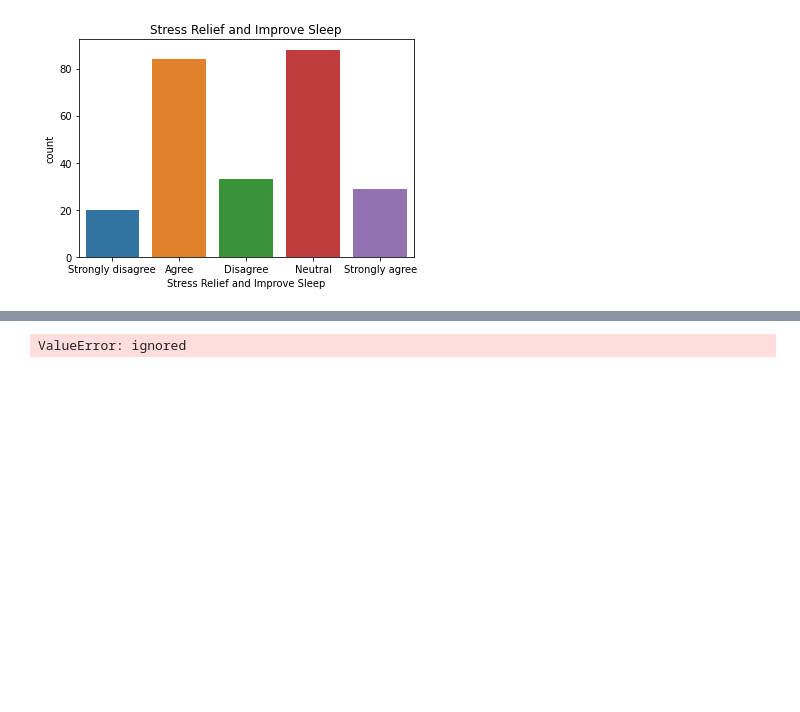
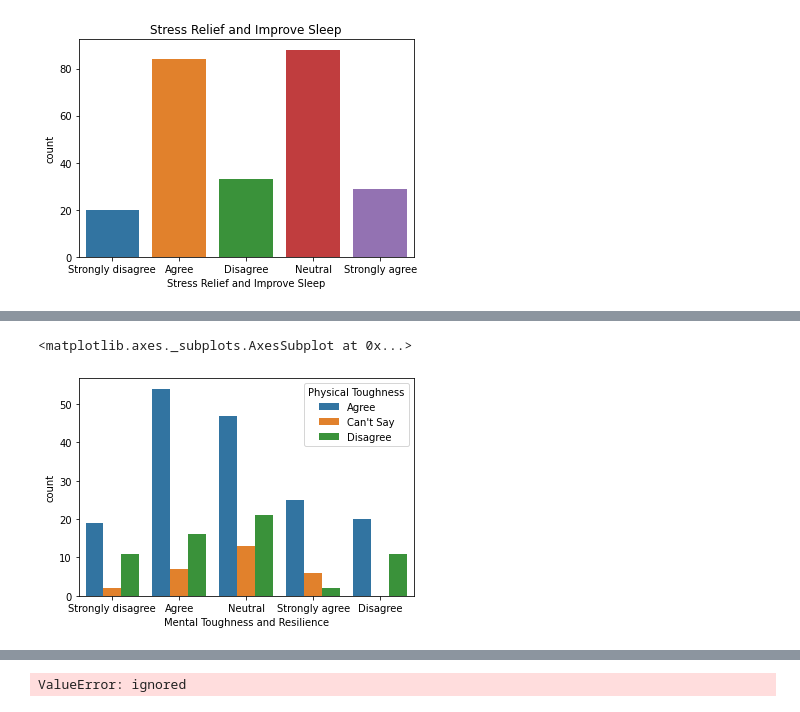
Before and after one commit to Girish-30/BI_project, a Jupyter notebook: Pyth_Project.ipynb, the cells around one changed output, grey strips where cells are left out. Drawn from its saved outputs; the diff is of its cells as text; code cells hidden in the pictures; blank space fills up the shorter version.

```diff
--- a/Pyth_Project.ipynb
+++ b/Pyth_Project.ipynb
@@ -221,0 +285,5 @@ Deleting Name column
+# %%
+sns.countplot(data=gb1, x='Mental Toughness and Resilience', hue='Physical Toughness')
+# %% [output]
+<matplotlib.axes._subplots.AxesSubplot at 0x...>
+[figure, added]
```
Also changed, not shown: parts of 44 cells of this notebook.
